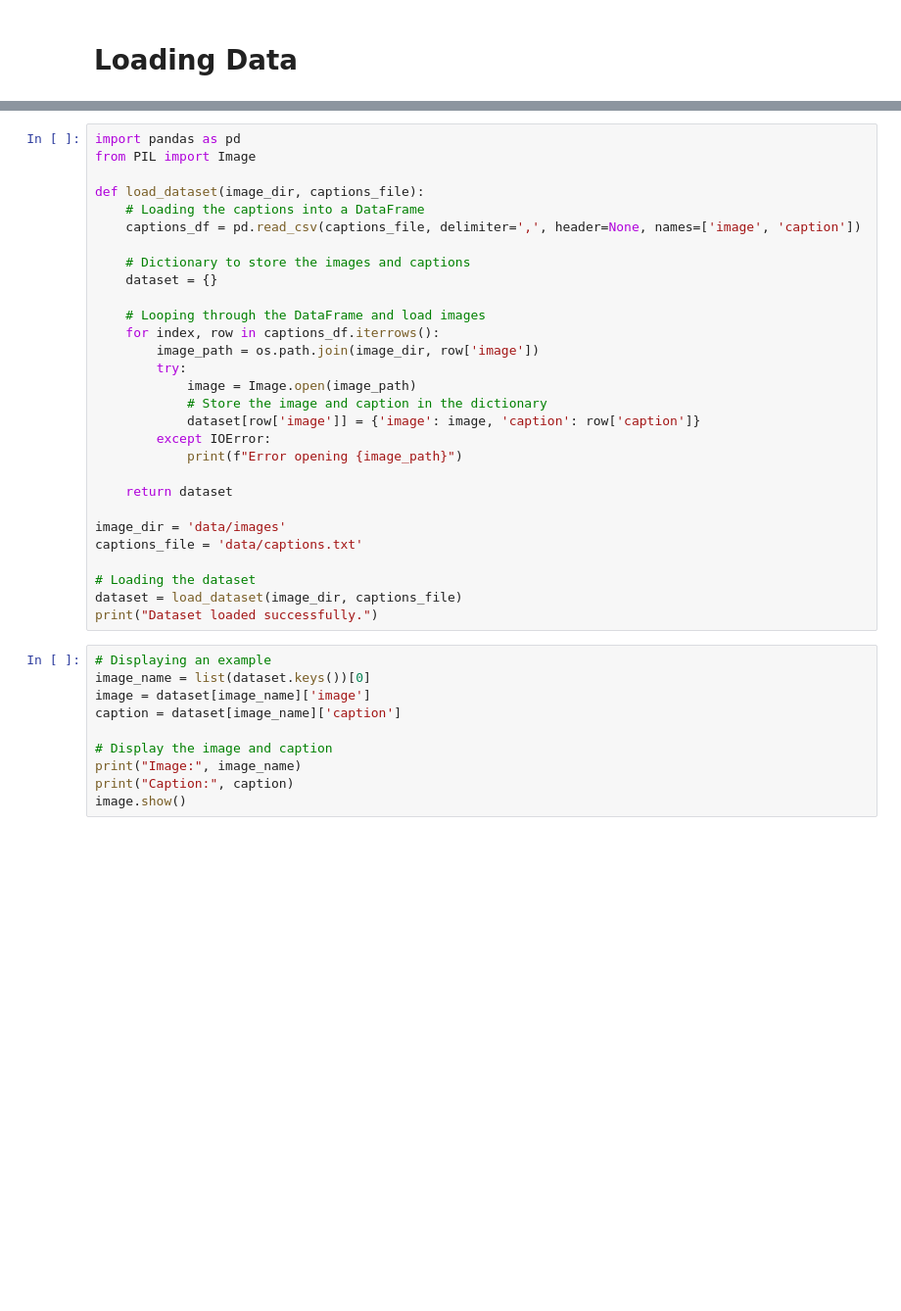
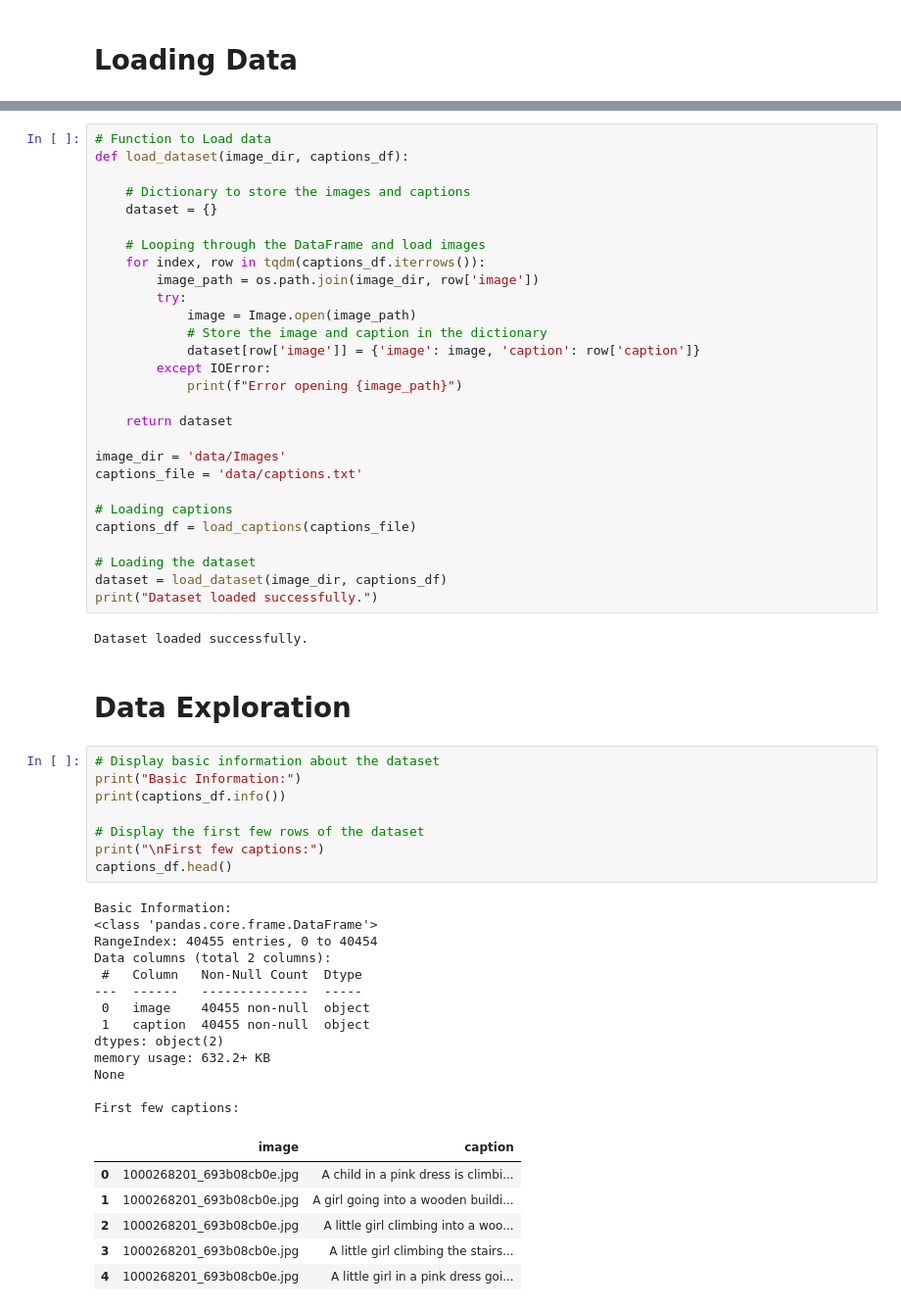
Before and after one commit to Ehsan0071/Ehsan0071-Final-Project-Semester-C-image-captioning, a Jupyter notebook: Project_Code.ipynb, the cells around one changed output, grey strips where cells are left out. Shown at 98% size. Drawn from its saved outputs; the diff is of its cells as text; blank space fills up the shorter version.

```diff
--- a/Project_Code.ipynb
+++ b/Project_Code.ipynb
@@ -23,16 +65,12 @@ os.chdir(project_path)
 # %%
-import pandas as pd
-from PIL import Image
-
-def load_dataset(image_dir, captions_file):
-    # Loading the captions into a DataFrame
-    captions_df = pd.read_csv(captions_file, delimiter=',', header=None, names=['image', 'caption'])
+# Function to Load data
+def load_dataset(image_dir, captions_df):
 
     # Dictionary to store the images and captions
     dataset = {}
 
     # Looping through the DataFrame and load images
-    for index, row in captions_df.iterrows():
+    for index, row in tqdm(captions_df.iterrows()):
         image_path = os.path.join(image_dir, row['image'])
         try:
             image = Image.open(image_path)
@@ -43,19 +81,44 @@ def load_dataset(image_dir, captions_file):
 
     return dataset
 
-image_dir = 'data/images'
+image_dir = 'data/Images'
 captions_file = 'data/captions.txt'
 
+# Loading captions
+captions_df = load_captions(captions_file)
+
 # Loading the dataset
-dataset = load_dataset(image_dir, captions_file)
+dataset = load_dataset(image_dir, captions_df)
 print("Dataset loaded successfully.")
+# %% [output]
+Dataset loaded successfully.
-# %%
-# Displaying an example
-image_name = list(dataset.keys())[0]
-image = dataset[image_name]['image']
-caption = dataset[image_name]['caption']
-
-# Display the image and caption
-print("Image:", image_name)
-print("Caption:", caption)
-image.show()
+# %% [markdown]
+# Data Exploration
+# %%
+# Display basic information about the dataset
+print("Basic Information:")
+print(captions_df.info())
+
+# Display the first few rows of the dataset
+print("\nFirst few captions:")
+captions_df.head()
+# %% [output]
+Basic Information:
+<class 'pandas.core.frame.DataFrame'>
+RangeIndex: 40455 entries, 0 to 40454
+Data columns (total 2 columns):
+ #   Column   Non-Null Count  Dtype
+---  ------   --------------  -----
+ 0   image    40455 non-null  object
+ 1   caption  40455 non-null  object
+dtypes: object(2)
+memory usage: 632.2+ KB
+None
+
+First few captions:
+|  | image | caption |
+| 0 | 1000268201_693b08cb0e.jpg | A child in a pink dress is climbi... |
+| 1 | 1000268201_693b08cb0e.jpg | A girl going into a wooden buildi... |
+| 2 | 1000268201_693b08cb0e.jpg | A little girl climbing into a woo... |
+| 3 | 1000268201_693b08cb0e.jpg | A little girl climbing the stairs... |
+| 4 | 1000268201_693b08cb0e.jpg | A little girl in a pink dress goi... |
```
Also changed, not shown: parts of 8 cells of this notebook.
